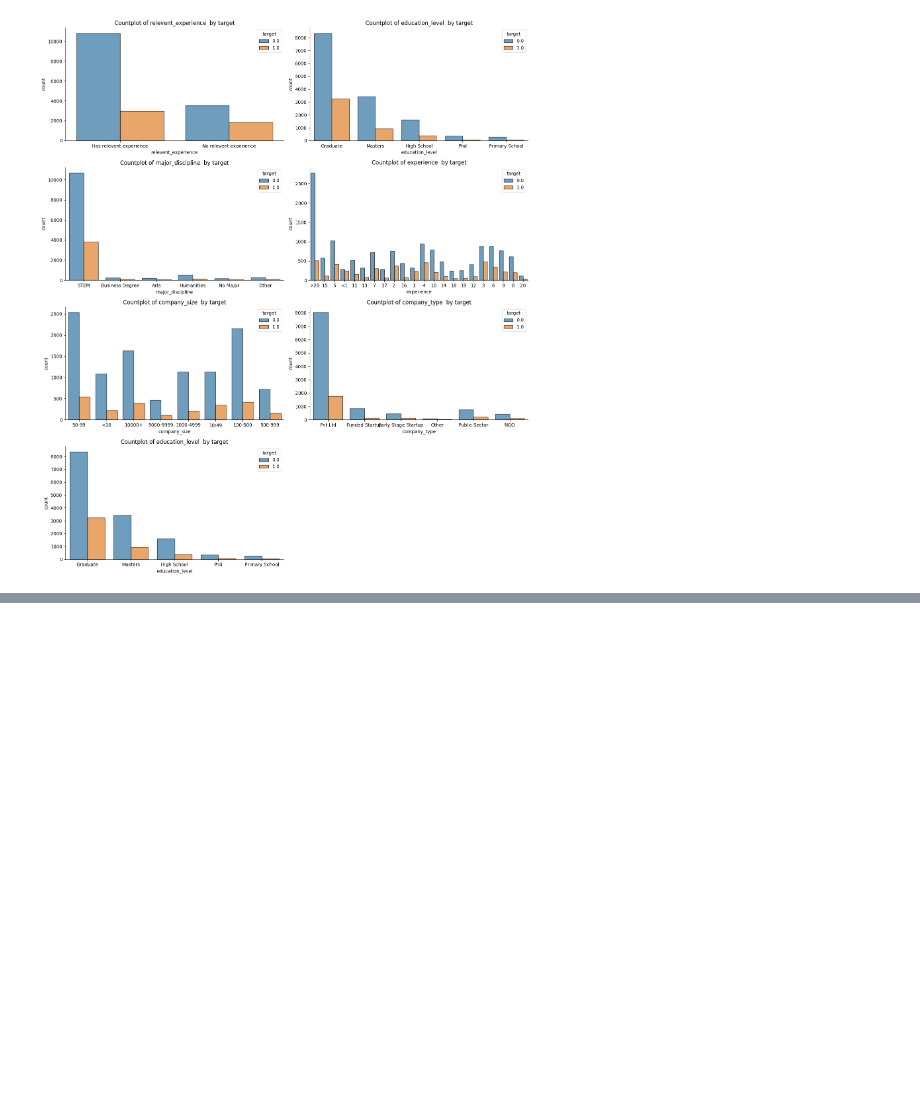
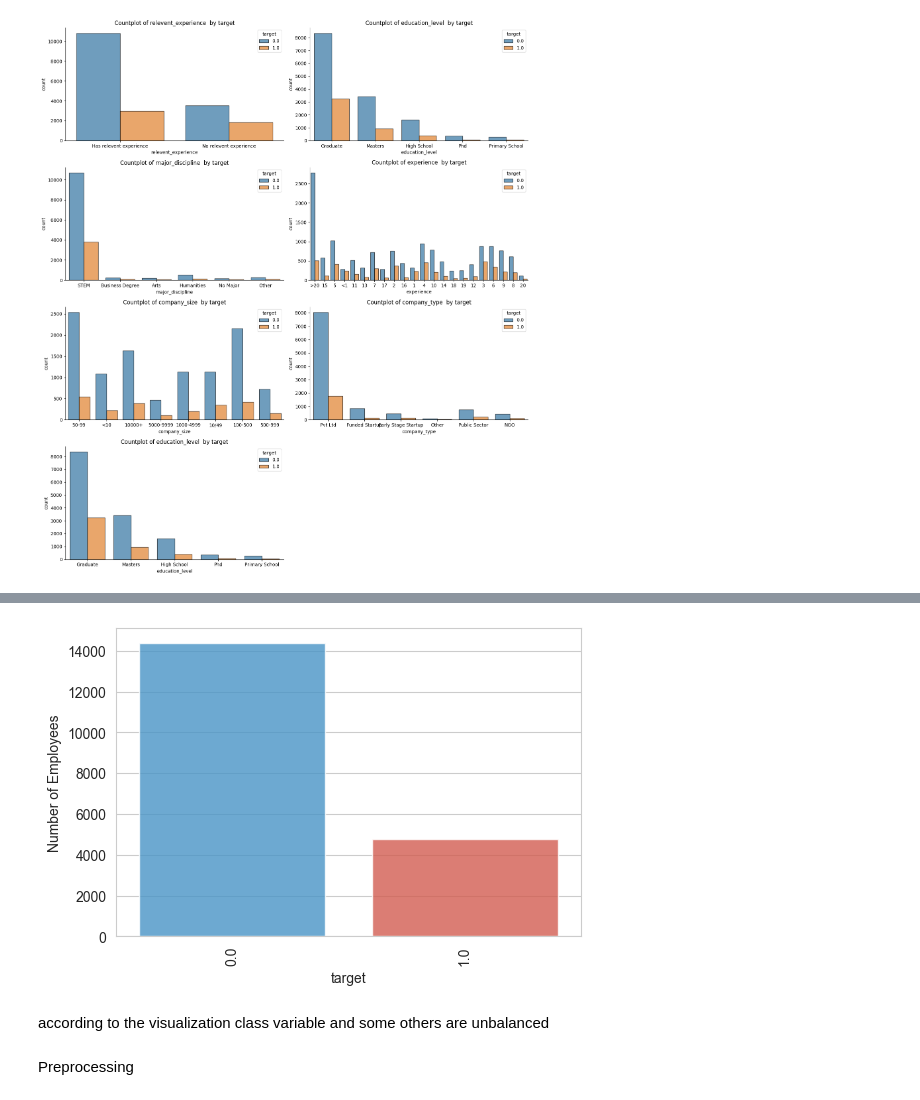
Before and after one commit to IT22106360/QuantaML-FDM-Employee-Retention, a Jupyter notebook: notebooks/model.ipynb, the cells around one changed output, grey strips where cells are left out. Saved outputs shown, nothing was run; the diff lists cells and outputs as text; code cells hidden in the pictures; blank space fills up the shorter version.

```diff
--- a/notebooks/model.ipynb
+++ b/notebooks/model.ipynb
@@ -88,0 +101,15 @@ plt.show()
+# %%
+tgt=OriginalDataset["target"].value_counts()
+plt.figure(figsize=[6,4])
+colors = ['#3498db', '#e74c3c']
+sns.barplot(x=tgt.index,y=tgt.values,hue=tgt.index, palette=colors, alpha=0.8, legend=False)
+plt.xlabel("target")
+plt.ylabel("Number of Employees")
+plt.xticks(rotation=90)
+plt.show()
+# %% [output]
+[figure, added]
+# %% [markdown]
+according to the visualization class variable and some others are unbalanced
+# %% [markdown]
+Preprocessing
```
Also changed, not shown: parts of 1 cell of this notebook.
